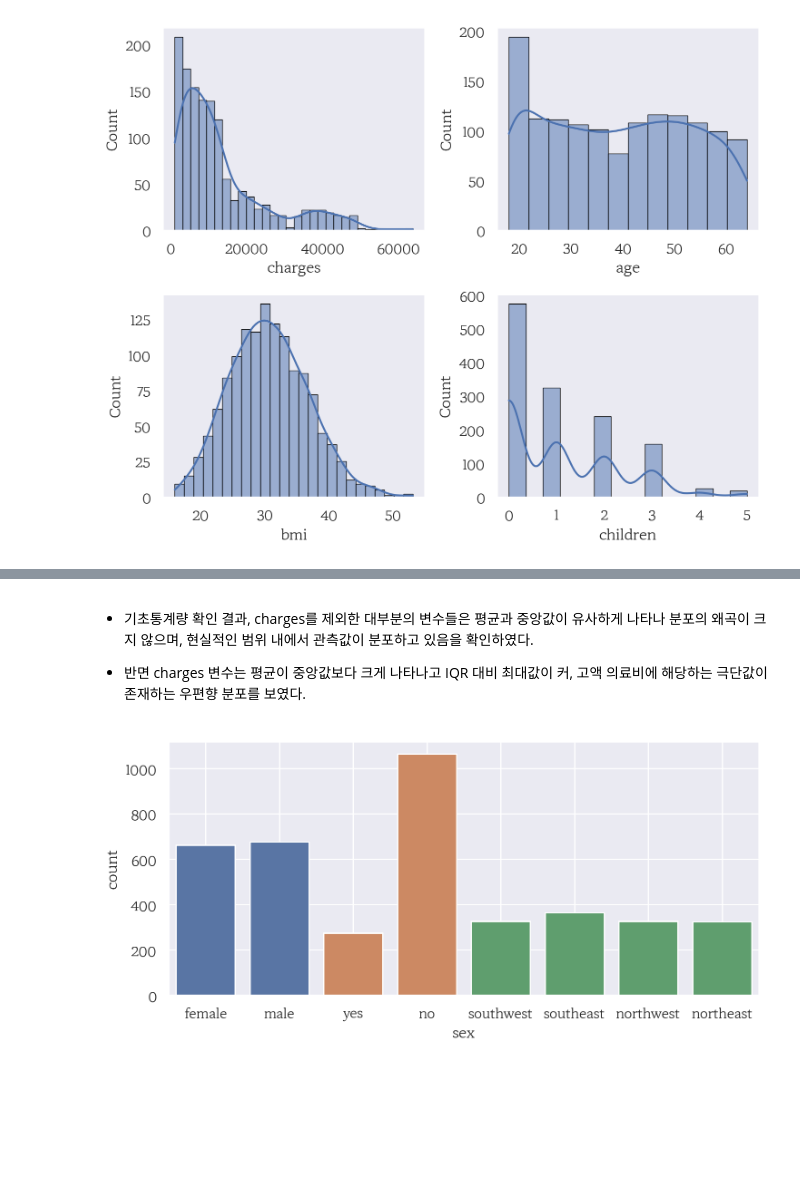
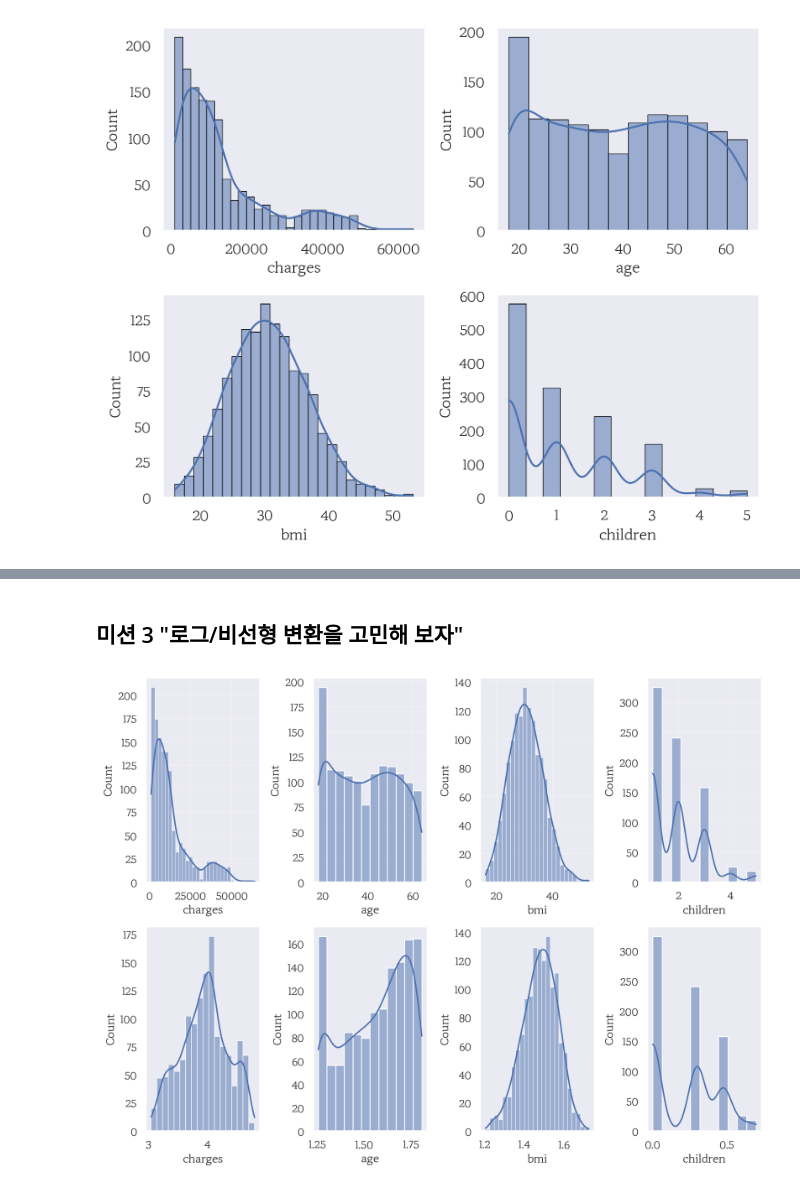
Before and after one commit to JAEYONG0303/For-python-, a Jupyter notebook: DATA ANALISIS BASIC/Project File/Insurance.ipynb, the cells around one changed output, grey strips where cells are left out. Drawn from its saved outputs; the diff is of its cells as text; code cells hidden in the pictures; blank space fills up the shorter version.

```diff
--- a/DATA ANALISIS BASIC/Project File/Insurance.ipynb
+++ b/DATA ANALISIS BASIC/Project File/Insurance.ipynb
@@ -160,26 +168,25 @@ origin.describe().T
-# %% [markdown]
-- 기초통계량 확인 결과, charges를 제외한 대부분의 변수들은 평균과 중앙값이 유사하게 나타나 분포의 왜곡이 크지 않으며, 현실적인 범위 내에서 관측값이
-  분포하고 있음을 확인하였다.
-
-- 반면 charges 변수는 평균이 중앙값보다 크게 나타나고 IQR 대비 최대값이 커, 고액 의료비에 해당하는 극단값이 존재하는 우편향 분포를 보였다.
-# %%
-width_px = 1500
-height_px = 720
-rows = 1
-cols = 1
-figsize = (width_px/ my_dpi, height_px / my_dpi)
-fig, ax = plt.subplots(rows, cols, figsize = figsize, dpi = my_dpi)
-
-# count 그리기
-sb.countplot(data=origin, x ='sex')
-sb.countplot(data=origin, x ='smoker')
-sb.countplot(data=origin, x ='region')
-ax.grid(True)
-
-# 출력
-plt.tight_layout()
-plt.savefig('myplot.png', dpi = my_dpi)
-plt.show()
-plt.close()
-# %% [output]
-[figure, removed]
+# %% [markdown]
+## 미션 3 "로그/비선형 변환을 고민해 보자"
+# %%
+width_px = 2000
+height_px = 1500
+rows = 2
+cols = 4
+figsize = (width_px/ my_dpi, height_px / my_dpi)
+fig, ax = plt.subplots(rows, cols, figsize = figsize, dpi = my_dpi)
+
+for i, col in enumerate(['charges','age','bmi','children']):
+    data = origin[origin[col] > 0][col]
+    log_data = np.log10(data)
+
+    sb.histplot(data, kde = True, ax=ax[0][i])
+    ax[0][i].grid(True, alpha = 0.3)
+
+    sb.histplot(log_data, kde = True, ax=ax[1][i])
+    ax[0][i].grid(True, alpha = 0.3)
+# 출력
+plt.tight_layout()
+plt.show()
+plt.close()
+# %% [output]
+[figure, added]
```
Also changed, not shown: parts of 8 cells of this notebook, 1 other file.
